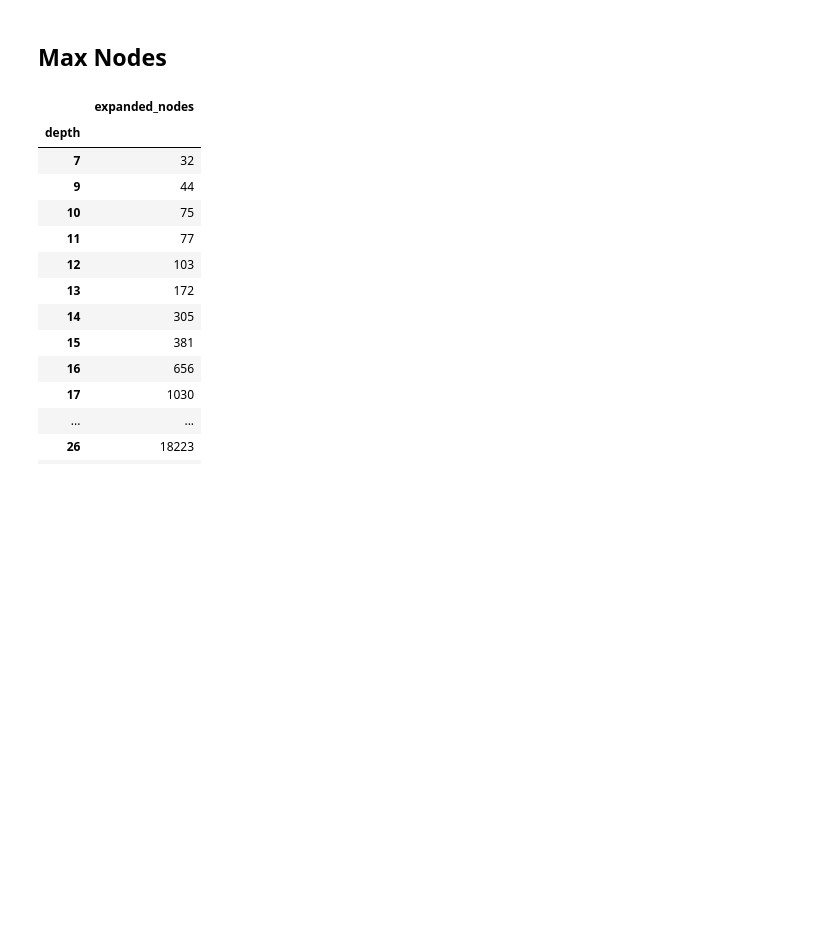
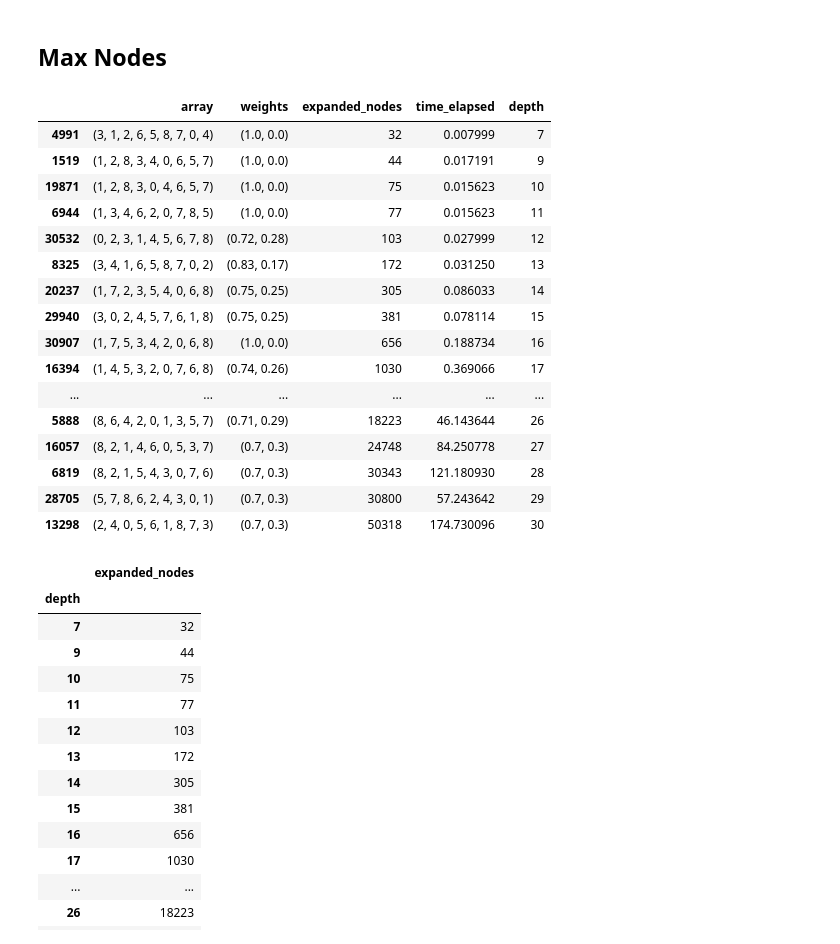
Before and after one commit to Henchway/AI-Data-Science-Exercises, a Jupyter notebook: Exercise1/analytics.ipynb, the cells around one changed output. Cells and saved outputs as stored; diff of their text form; code cells hidden in the pictures; blank space fills up the shorter version.

```diff
--- a/Exercise1/analytics.ipynb
+++ b/Exercise1/analytics.ipynb
@@ -172,6 +172,26 @@ min_value
 | 30 | 24776 |
 # %% [markdown]
 ## Max Nodes
+# %%
+df.loc[group['expanded_nodes'].idxmax()]
+# %% [output]
+|  | array | weights | expanded_nodes | time_elapsed | depth |
+| 4991 | (3, 1, 2, 6, 5, 8, 7, 0, 4) | (1.0, 0.0) | 32 | 0.007999 | 7 |
+| 1519 | (1, 2, 8, 3, 4, 0, 6, 5, 7) | (1.0, 0.0) | 44 | 0.017191 | 9 |
+| 19871 | (1, 2, 8, 3, 0, 4, 6, 5, 7) | (1.0, 0.0) | 75 | 0.015623 | 10 |
+| 6944 | (1, 3, 4, 6, 2, 0, 7, 8, 5) | (1.0, 0.0) | 77 | 0.015623 | 11 |
+| 30532 | (0, 2, 3, 1, 4, 5, 6, 7, 8) | (0.72, 0.28) | 103 | 0.027999 | 12 |
+| 8325 | (3, 4, 1, 6, 5, 8, 7, 0, 2) | (0.83, 0.17) | 172 | 0.031250 | 13 |
+| 20237 | (1, 7, 2, 3, 5, 4, 0, 6, 8) | (0.75, 0.25) | 305 | 0.086033 | 14 |
+| 29940 | (3, 0, 2, 4, 5, 7, 6, 1, 8) | (0.75, 0.25) | 381 | 0.078114 | 15 |
+| 30907 | (1, 7, 5, 3, 4, 2, 0, 6, 8) | (1.0, 0.0) | 656 | 0.188734 | 16 |
+| 16394 | (1, 4, 5, 3, 2, 0, 7, 6, 8) | (0.74, 0.26) | 1030 | 0.369066 | 17 |
+| ... | ... | ... | ... | ... | ... |
+| 5888 | (8, 6, 4, 2, 0, 1, 3, 5, 7) | (0.71, 0.29) | 18223 | 46.143644 | 26 |
+| 16057 | (8, 2, 1, 4, 6, 0, 5, 3, 7) | (0.7, 0.3) | 24748 | 84.250778 | 27 |
+| 6819 | (8, 2, 1, 5, 4, 3, 0, 7, 6) | (0.7, 0.3) | 30343 | 121.180930 | 28 |
+| 28705 | (5, 7, 8, 6, 2, 4, 3, 0, 1) | (0.7, 0.3) | 30800 | 57.243642 | 29 |
+| 13298 | (2, 4, 0, 5, 6, 1, 8, 7, 3) | (0.7, 0.3) | 50318 | 174.730096 | 30 |
 # %%
 max_value = group[['expanded_nodes']].max()
 max_value
```
Also changed, not shown: parts of 4 cells of this notebook, 6 other files.
